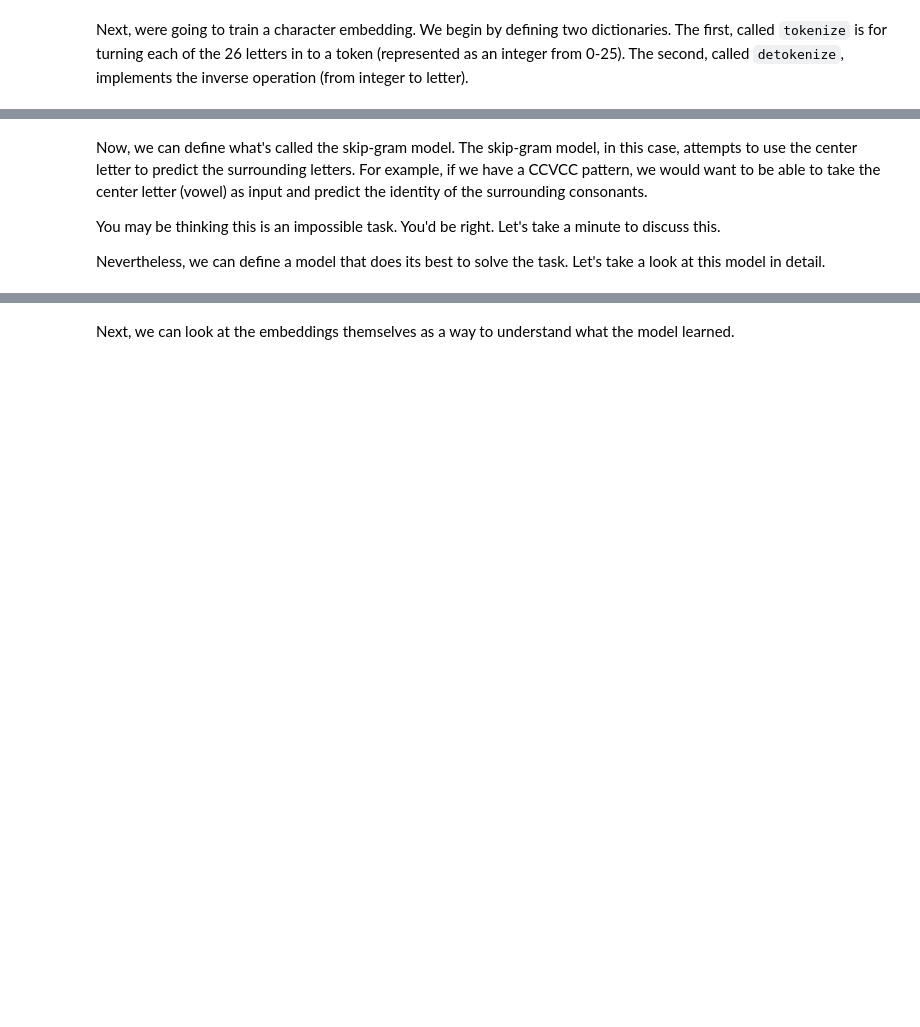
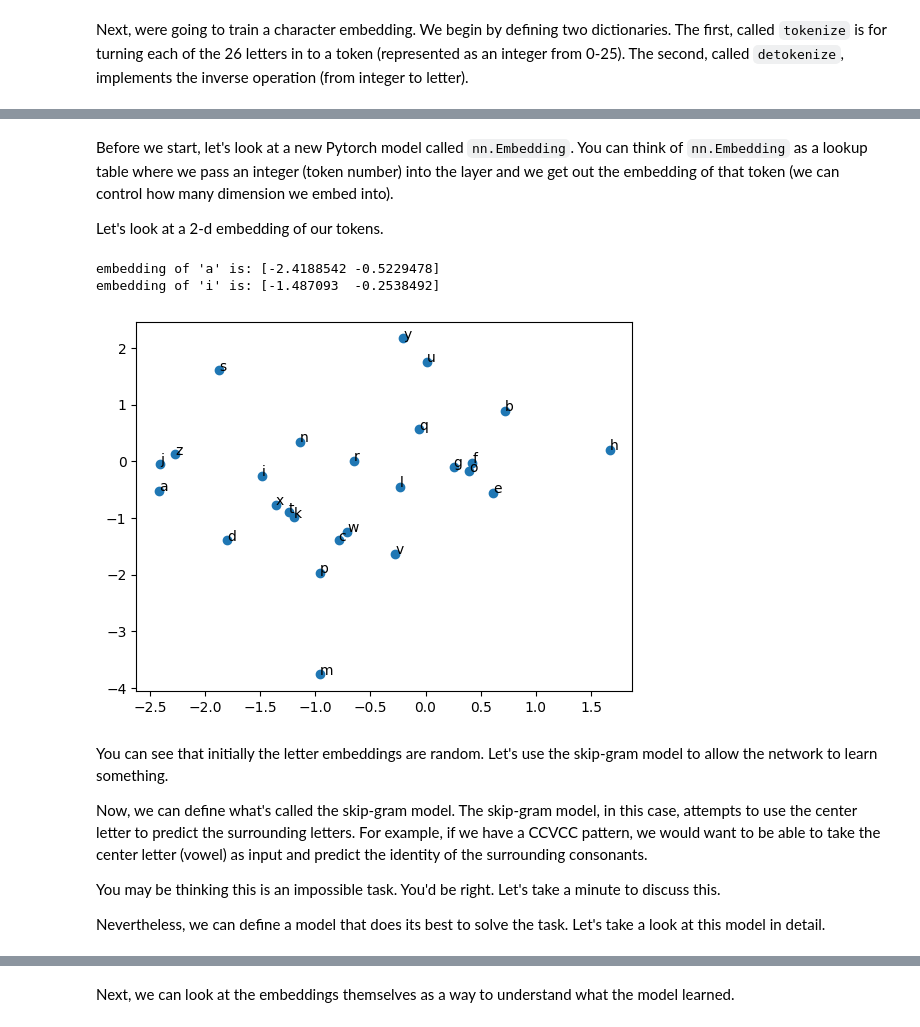
Before and after one commit to olinml2024/notebooks, a Jupyter notebook: ML24_Day13.ipynb, the cells around one changed output, grey strips where cells are left out. Drawn from its saved outputs; the diff is of its cells as text; code cells hidden in the pictures; blank space fills up the shorter version.

```diff
--- a/ML24_Day13.ipynb
+++ b/ML24_Day13.ipynb
@@ -46,4 +51,31 @@ print(detokenize[tokenize['a']])        # should get back to 'a'
+# %% [markdown]
+Before we start, let's look at a new Pytorch model called ``nn.Embedding``.  You can think of ``nn.Embedding`` as a lookup table where we pass an integer (token number) into the layer and we get out the embedding of that token (we can control how many dimension we embed into).
+
+Let's look at a 2-d embedding of our tokens.
+# %%
+import matplotlib.pyplot as plt
+import torch.nn as nn
+embedding = nn.Embedding(26, 2)
+print(f"embedding of 'a' is: {embedding(torch.tensor(tokenize['a'])).detach().numpy()}")
+print(f"embedding of 'i' is: {embedding(torch.tensor(tokenize['i'])).detach().numpy()}")
+
+def plot_letter_embedding(embedding):
+    embedded = embedding(torch.tensor(list(tokenize.values()))).detach().numpy()
+    fig, ax = plt.subplots()
+    ax.scatter(embedded[:,0], embedded[:,1])
+    text = list(tokenize.keys())
+    for i in range(embedded.shape[0]):
+        ax.annotate(text[i], (embedded[i,0], embedded[i,1]))
+    plt.show()
+
+plot_letter_embedding(embedding)
+# %% [output]
+embedding of 'a' is: [-2.4188542 -0.5229478]
+embedding of 'i' is: [-1.487093  -0.2538492]
+[figure, added]
 # %% [markdown]
+You can see that initially the letter embeddings are random.  Let's use the skip-gram model to allow the network to learn something.
+
 Now, we can define what's called the skip-gram model.  The skip-gram model, in this case, attempts to use the center letter to predict the surrounding letters.  For example, if we have a CCVCC pattern, we would want to be able to take the center letter (vowel) as input and predict the identity of the surrounding consonants.
 
 You may be thinking this is an impossible task.  You'd be right.  Let's take a minute to discuss this.
```
Also changed, not shown: parts of 8 cells of this notebook.
